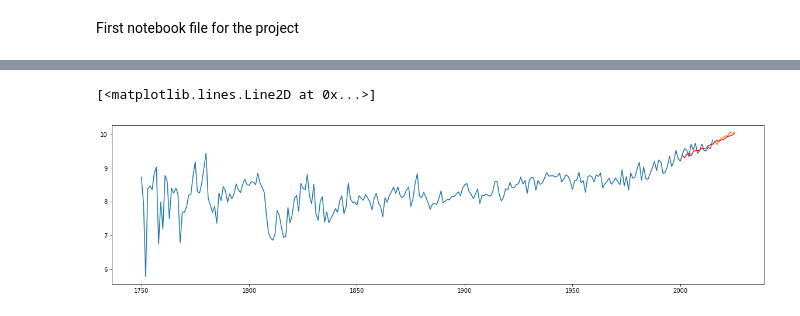
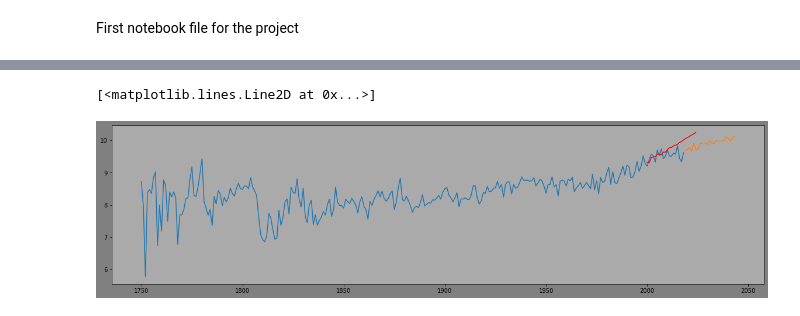
Before and after one commit to TL114/DataScience19, a Jupyter notebook: DS19.ipynb, the cells around one changed output, grey strips where cells are left out. Cells and saved outputs as stored; diff of their text form; code cells hidden in the pictures.

```diff
--- a/DS19.ipynb
+++ b/DS19.ipynb
@@ -60,15 +83,22 @@ data_absolute_1.head()
 data_absolute_2=data_absolute.drop(["LandAverageTemperature","LandMaxTemperature","LandMaxTemperatureUncertainty",
 "LandMinTemperature","LandMinTemperatureUncertainty","LandAndOceanAverageTemperature","LandAndOceanAverageTemperatureUncertainty"],axis=1)
 data_absolute_year = data_absolute_1.groupby([data_absolute_1.index.year]).mean()
+data_absolute_year.loc[2016] = [9.44]
+data_absolute_year.loc[2017] = [9.34]
+data_absolute_year.loc[2018] = [9.62]
 data_smooth=data_absolute_year.ewm(com=5).mean()
 data_absolute_year_uncertainty = data_absolute_2.groupby([data_absolute_1.index.year]).mean()
-fig, (ax1,ax2) = plt.subplots(2,figsize=(10,10))
-ax1.plot(data_absolute_year,"-g", label="World")
-ax1.plot(data_est_year,"-b",label="Estonia")
-ax1.plot(data_smooth,"-y",label="Smooth")
-ax1.plot(b,"-r",label="Prediction")
-ax1.legend(loc=4)
-ax2.plot(data_absolute_year_uncertainty,"-r",label="Uncertainty")
-ax2.legend(loc=1)
+plt.figure(figsize=(10,5),facecolor="gray")
+ax=plt.axes()
+ax.set_facecolor("#AAAAAA")
+ax.plot(data_absolute_year,"-g", label="World")
+ax.plot(data_est_year,"-b",label="Estonia")
+ax.plot(data_smooth,"-y",label="Smooth")
+ax.plot(b,"-r",label="Prediction")
+plt.xlabel("Year",fontsize=20)
+plt.ylabel("Temp. °C",fontsize=20)
+ax.legend(loc=4)
+
+
 plt.show()
 # %% [output]
@@ -135,42 +173,42 @@ plt.show()
 #plot_pacf(data_absolute_year)
 #pyplot.show()
 
-#ARIMA1=ARIMA(data_absolute_year,order=(25,2,0)).fit(transparams=False)
+#ARIMA1=ARIMA(data_absolute_year,order=(25,2,0)).fit(disp=0)
 data_test=data_absolute_year[:251]
-ARIMA2=ARIMA(data_test,order=(20,2,0)).fit(transparams=False)
-plt.figure(figsize=(20,5))
-fitted=ARIMA1.fittedvalues
-test_fitted=ARIMA2.fittedvalues
-forecast = ARIMA1.forecast(steps=10)[0]
+#ARIMA2=ARIMA(data_test,order=(10,2,0)).fit(disp=0)
+plt.figure(figsize=(20,5),facecolor="gray")
+ax=plt.axes()
+ax.set_facecolor("#AAAAAA")
+forecast = ARIMA1.forecast(steps=25)[0]
 forecast2 = ARIMA2.forecast(steps=25)[0]
-plt.plot(data_absolute_year)
+ax.plot(data_absolute_year)
 pred=[]
-year=int(2016)
+year=int(2019)
 for i in range(len(forecast)):
     a=[]
     a+=[year]
     a+=[forecast[i]]
     pred+=[a]
     year+=1
 pred
 arr = np.array(pred)
 a=pd.DataFrame(arr)
 b=a.set_index(0)
-plt.plot(b)
+ax.plot(b)
 
 pred1=[]
-year1=int(2001)
+year1=int(2000)
 for i in range(len(forecast2)):
     a=[]
     a+=[year1]
     a+=[forecast2[i]]
     pred1+=[a]
     year1+=1
 pred1
 arr1 = np.array(pred1)
 a1=pd.DataFrame(arr1)
 b1=a1.set_index(0)
-plt.plot(b1,"r")
+ax.plot(b1,"r")
 # %% [output]
 [<matplotlib.lines.Line2D at 0x...>]
-[figure, old version]
+[figure, new version]
```
Also changed, not shown: parts of 12 cells of this notebook, 11 other files.
